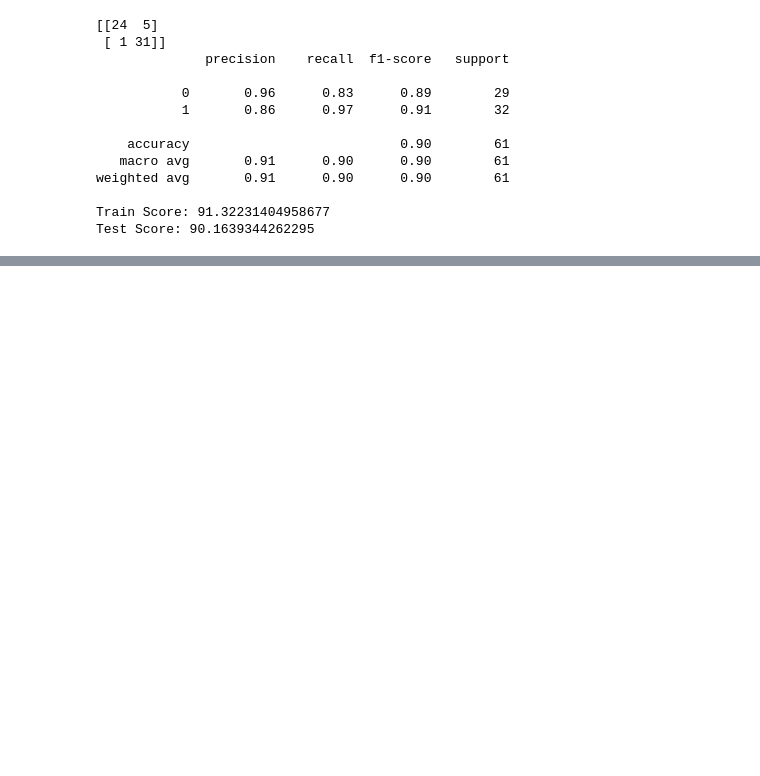
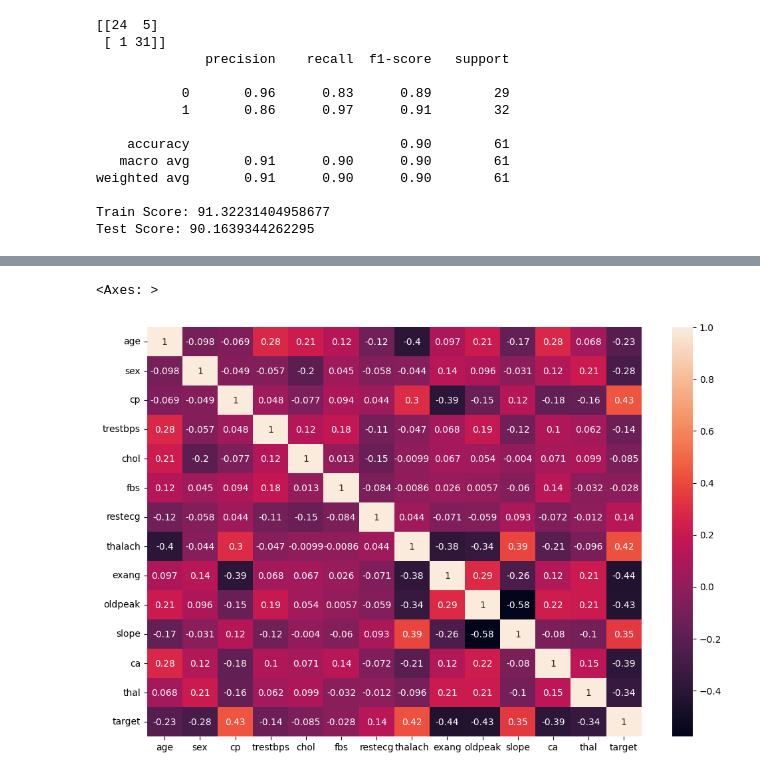
Before and after one commit to eleven111101/Support_Vector_Machine, a Jupyter notebook: Heart_Disease_Classification.ipynb, the cells around one changed output, grey strips where cells are left out. Cells and saved outputs as stored; diff of their text form; code cells hidden in the pictures; blank space fills up the shorter version.

```diff
--- a/Heart_Disease_Classification.ipynb
+++ b/Heart_Disease_Classification.ipynb
@@ -126,0 +145,6 @@ Test Score: 90.1639344262295
+# %%
+plt.figure(figsize=(12,8))
+sns.heatmap(df.corr(),annot=True)
+# %% [output]
+<Axes: >
+[figure, added]
```
Also changed, not shown: parts of 1 cell of this notebook.
